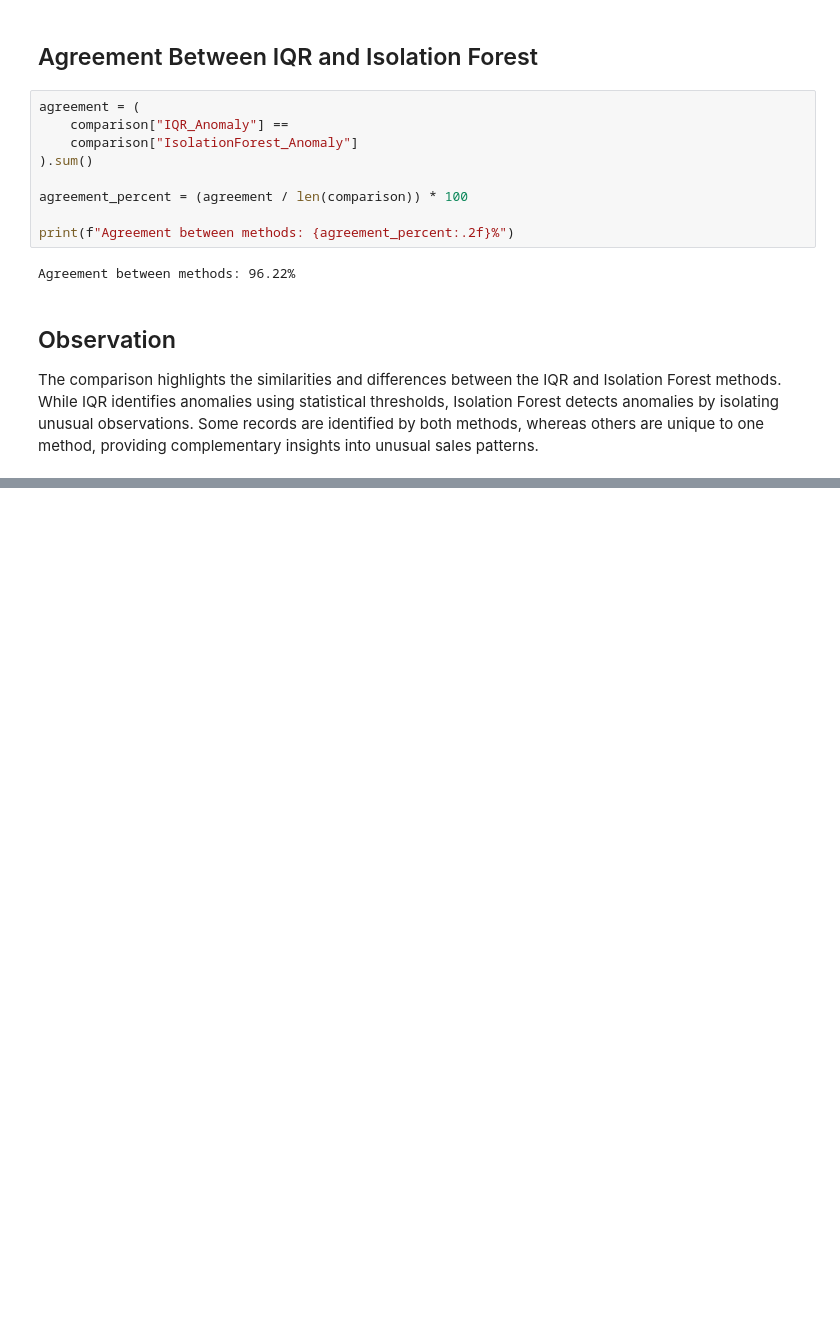
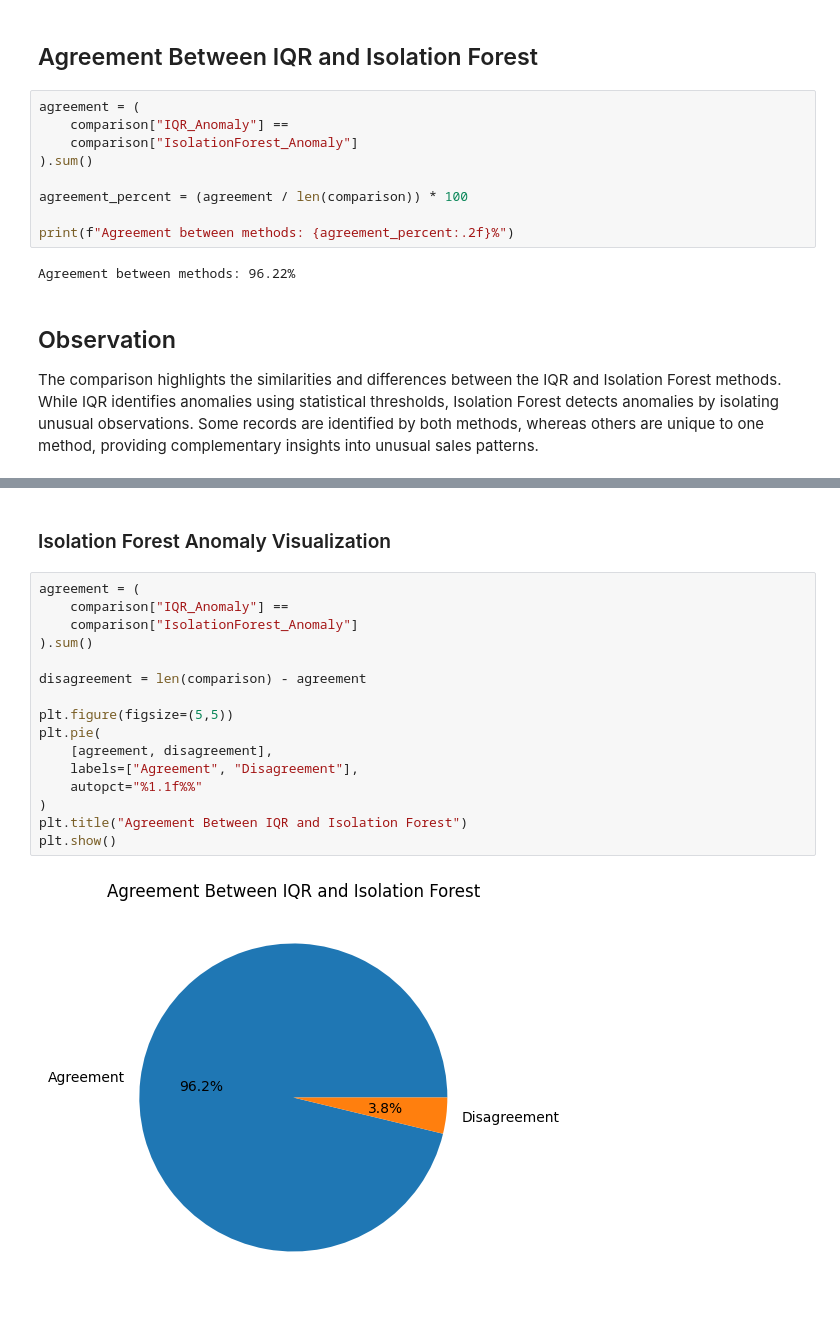
Before and after one commit to dharani-malla/Supply-Chain-Analytics-Demand-Forecasting-Anamoly-Detection, a Jupyter notebook: Week2_IQR_IsolationForest.ipynb, the cells around one changed output, grey strips where cells are left out. Cells and saved outputs as stored; diff of their text form; blank space fills up the shorter version.

```diff
--- a/Week2_IQR_IsolationForest.ipynb
+++ b/Week2_IQR_IsolationForest.ipynb
@@ -397,0 +473,20 @@ The comparison highlights the similarities and differences between the IQR and I
+# %% [markdown]
+### Isolation Forest Anomaly Visualization
+# %%
+agreement = (
+    comparison["IQR_Anomaly"] ==
+    comparison["IsolationForest_Anomaly"]
+).sum()
+
+disagreement = len(comparison) - agreement
+
+plt.figure(figsize=(5,5))
+plt.pie(
+    [agreement, disagreement],
+    labels=["Agreement", "Disagreement"],
+    autopct="%1.1f%%"
+)
+plt.title("Agreement Between IQR and Isolation Forest")
+plt.show()
+# %% [output]
+[figure, added]
```
Also changed, not shown: parts of 11 cells of this notebook, 2 other files.
